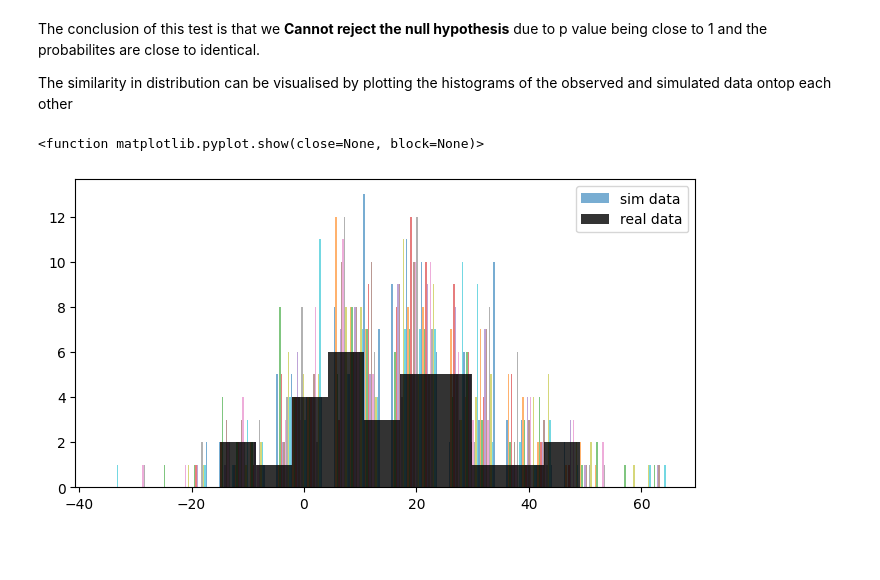
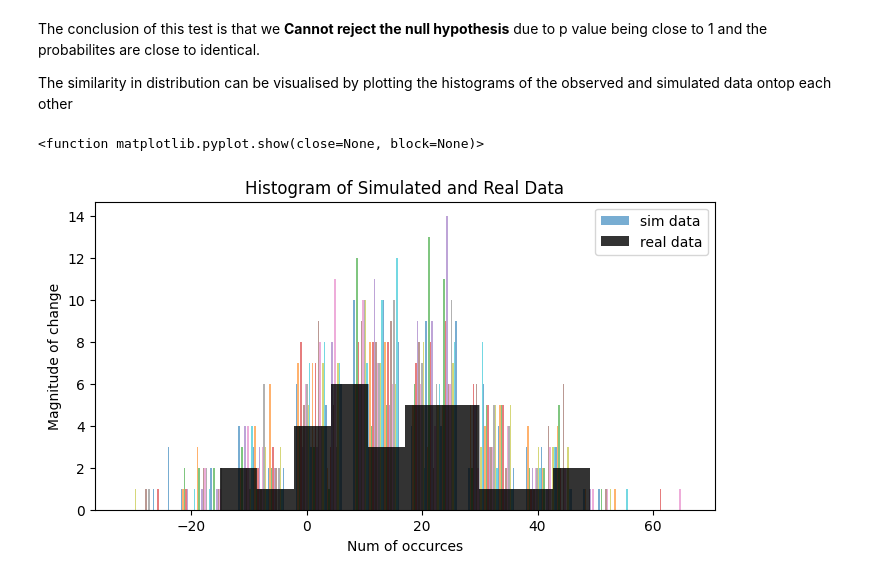
Before and after one commit to Luk446/Stat_project_2450027, a Jupyter notebook: Python/montetest1.ipynb, the cells around one changed output. Saved outputs shown, nothing was run; the diff lists cells and outputs as text; code cells hidden in the pictures; blank space fills up the shorter version.

Commit message:
Update
Added some markdown edits + proper graph annotation

```diff
--- a/Python/montetest1.ipynb
+++ b/Python/montetest1.ipynb
@@ -159,17 +159,23 @@ The similarity in distribution can be visualised by plotting the histograms of t
 # %%
 #Define histogram plot size
 plot_size = (8,4)
 
 # so that we can plot two hist at once we create a figure defined of subplots
 fig, ax = pp.subplots(figsize=plot_size)
 
 # Plot the simulated and observec data hists and group the data into 10 bins each with a title and transparency value
-ax.hist(simulated_data, bins = 10, label = 'sim data', alpha =0.6)
+ax.hist(simulated_data, bins = 10, label = 'sim data', alpha =0.6,)
 ax.hist(mag_clean, bins = 10, color='black', label = 'real data', alpha=0.8)
+
+# Add in plot info - title and labels
+ax.set_xlabel('Num of occurces')
+ax.set_ylabel('Magnitude of change')
+ax.set_title('Histogram of Simulated and Real Data')
+
 # Legend for discrim
 ax.legend()
 # Print stored graphs
 pp.show
 # %% [output]
 <function matplotlib.pyplot.show(close=None, block=None)>
-[figure, old version]
+[figure, new version]
```
Also changed, not shown: parts of 2 cells of this notebook.
